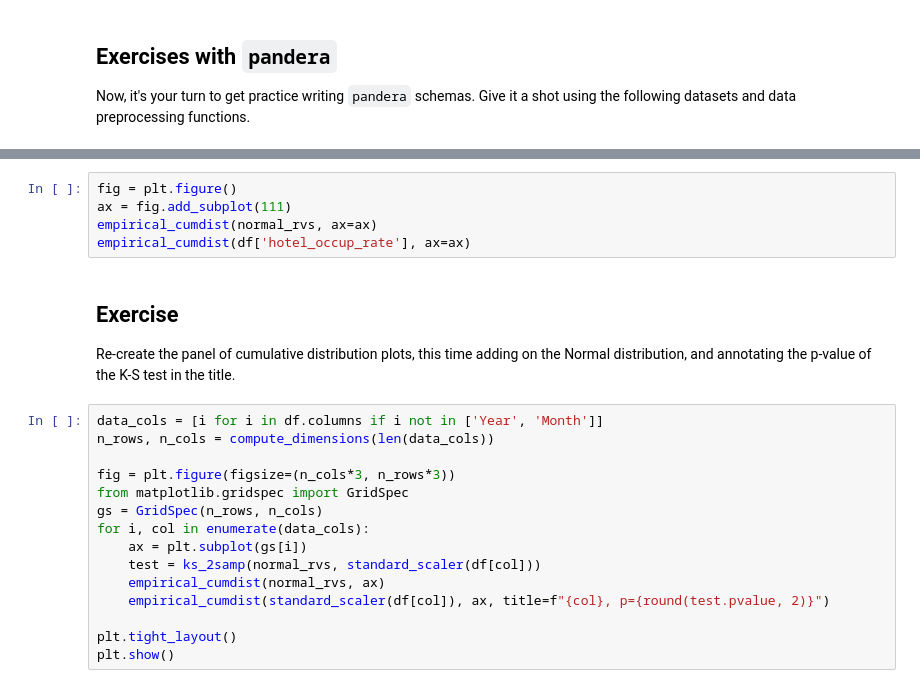
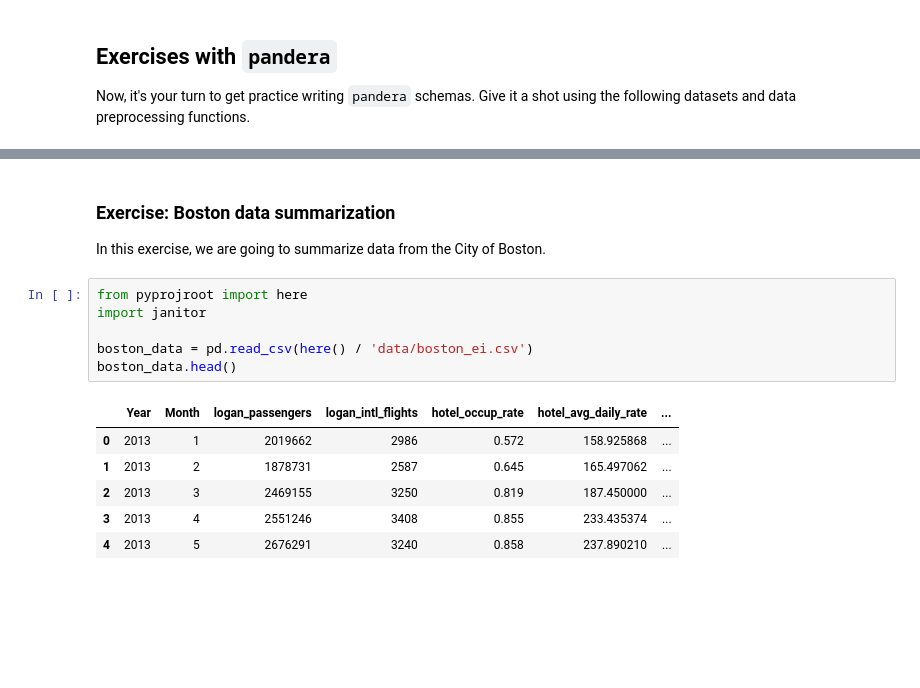
Before and after one commit to ericmjl/data-testing-tutorial, a Jupyter notebook: docs/4-data-checks.ipynb, the cells around one changed output, grey strips where cells are left out. Cells and saved outputs as stored; diff of their text form; blank space fills up the shorter version.

```diff
--- a/docs/4-data-checks.ipynb
+++ b/docs/4-data-checks.ipynb
@@ -527,24 +178,17 @@ result.pvalue < 0.05
-# %%
-fig = plt.figure()
-ax = fig.add_subplot(111)
-empirical_cumdist(normal_rvs, ax=ax)
-empirical_cumdist(df['hotel_occup_rate'], ax=ax)
-# %% [markdown]
-## Exercise
-
-Re-create the panel of cumulative distribution plots, this time adding on the Normal distribution, and annotating the p-value of the K-S test in the title.
-# %%
-data_cols = [i for i in df.columns if i not in ['Year', 'Month']]
-n_rows, n_cols = compute_dimensions(len(data_cols))
-
-fig = plt.figure(figsize=(n_cols*3, n_rows*3))
-from matplotlib.gridspec import GridSpec
-gs = GridSpec(n_rows, n_cols)
-for i, col in enumerate(data_cols):
-    ax = plt.subplot(gs[i])
-    test = ks_2samp(normal_rvs, standard_scaler(df[col]))
-    empirical_cumdist(normal_rvs, ax)
-    empirical_cumdist(standard_scaler(df[col]), ax, title=f"{col}, p={round(test.pvalue, 2)}")
-
-plt.tight_layout()
-plt.show()
+# %% [markdown]
+### Exercise: Boston data summarization
+
+In this exercise, we are going to summarize data from the City of Boston.
+# %%
+from pyprojroot import here
+import janitor
+
+boston_data = pd.read_csv(here() / 'data/boston_ei.csv')
+boston_data.head()
+# %% [output]
+|  | Year | Month | logan_passengers | logan_intl_flights | hotel_occup_rate | hotel_avg_daily_rate | ... |
+| 0 | 2013 | 1 | 2019662 | 2986 | 0.572 | 158.925868 | ... |
+| 1 | 2013 | 2 | 1878731 | 2587 | 0.645 | 165.497062 | ... |
+| 2 | 2013 | 3 | 2469155 | 3250 | 0.819 | 187.450000 | ... |
+| 3 | 2013 | 4 | 2551246 | 3408 | 0.855 | 233.435374 | ... |
+| 4 | 2013 | 5 | 2676291 | 3240 | 0.858 | 237.890210 | ... |
```
Also changed, not shown: parts of 70 cells of this notebook.
